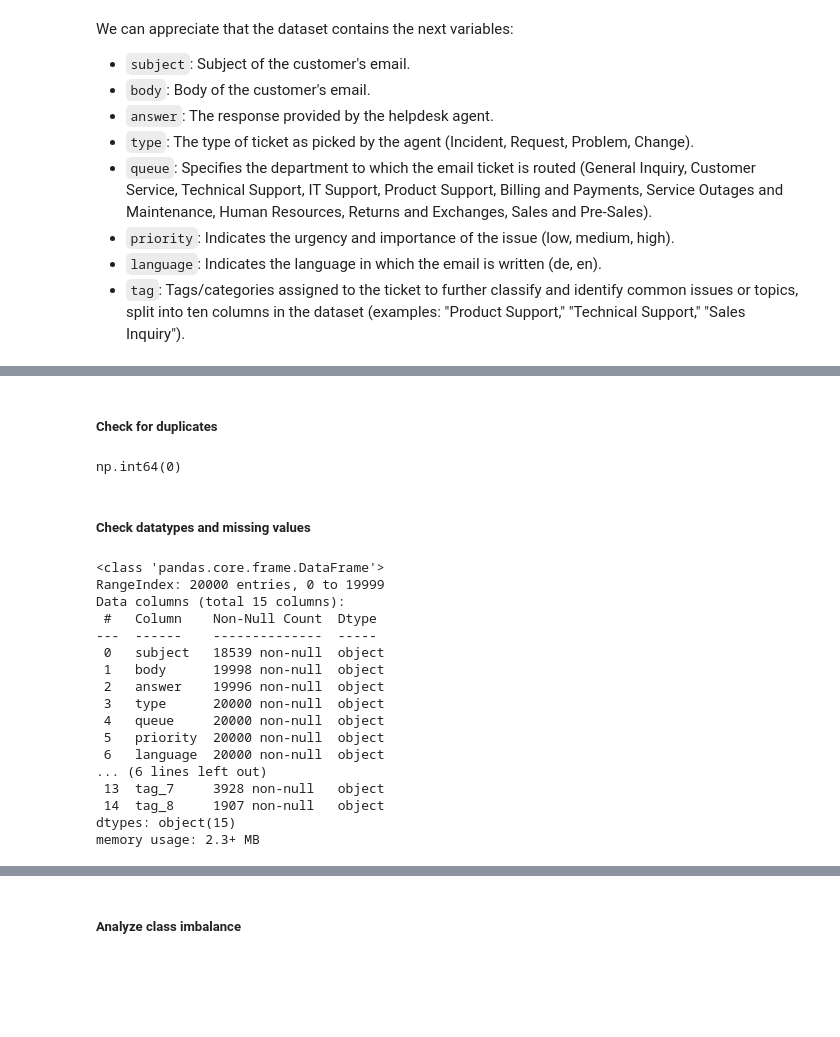
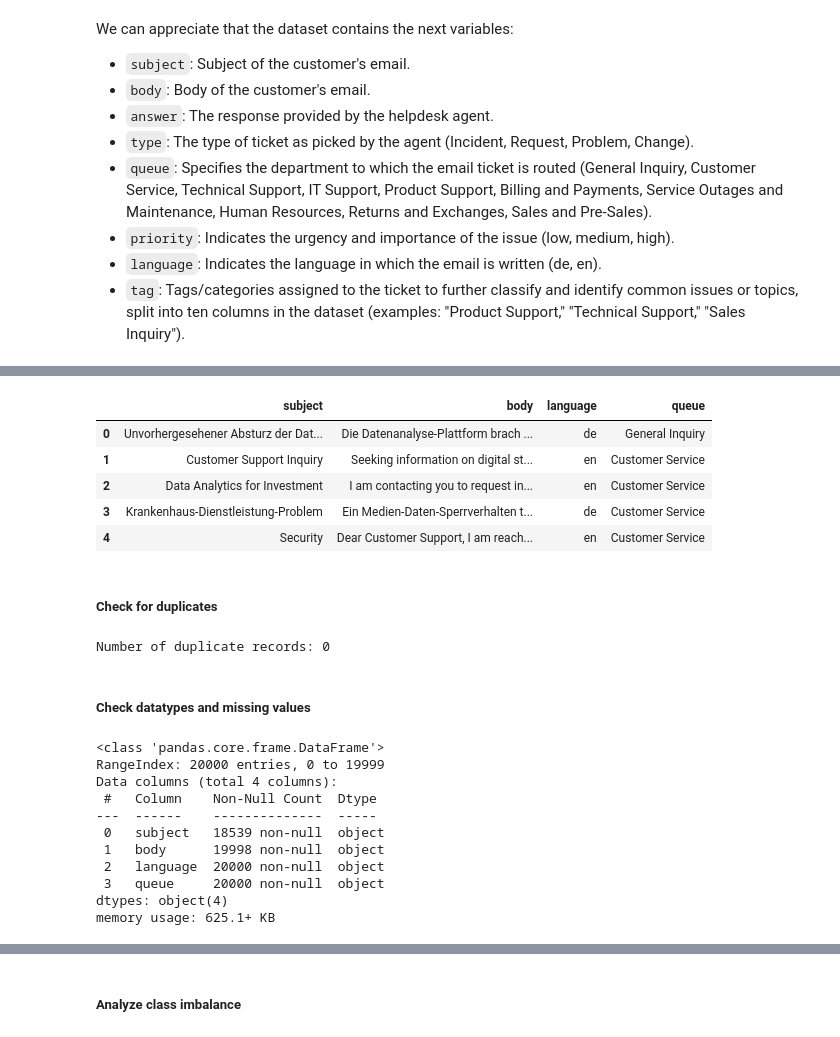
Before and after one commit to margavera/Customer-IT-Support-Text-Classification, a Jupyter notebook: notebooks/EDA.ipynb, the cells around one changed output, grey strips where cells are left out. Cells and saved outputs as stored; diff of their text form; code cells hidden in the pictures; blank space fills up the shorter version.

```diff
--- a/notebooks/EDA.ipynb
+++ b/notebooks/EDA.ipynb
@@ -41,30 +59,33 @@ We can appreciate that the dataset contains the next variables:
+# %%
+df_tickets_filtered = df_tickets_initial[['subject', 'body', 'language', 'queue']].copy()
+df_tickets_filtered.head()
+# %% [output]
+|  | subject | body | language | queue |
+| 0 | Unvorhergesehener Absturz der Dat... | Die Datenanalyse-Plattform brach ... | de | General Inquiry |
+| 1 | Customer Support Inquiry | Seeking information on digital st... | en | Customer Service |
+| 2 | Data Analytics for Investment | I am contacting you to request in... | en | Customer Service |
+| 3 | Krankenhaus-Dienstleistung-Problem | Ein Medien-Daten-Sperrverhalten t... | de | Customer Service |
+| 4 | Security | Dear Customer Support, I am reach... | en | Customer Service |
 # %% [markdown]
 ##### Check for duplicates
-# %%
-# checking for duplicates
-tickets_df.duplicated().sum()
-# there are no duplicates
-# %% [output]
-np.int64(0)
+# %%
+duplicate_count = df_tickets_filtered.duplicated().sum()
+print(f"Number of duplicate records: {duplicate_count}")
+# %% [output]
+Number of duplicate records: 0
 # %% [markdown]
 ##### Check datatypes and missing values
 # %%
-tickets_df.info()
+df_tickets_filtered.info()
 # %% [output]
 <class 'pandas.core.frame.DataFrame'>
 RangeIndex: 20000 entries, 0 to 19999
-Data columns (total 15 columns):
+Data columns (total 4 columns):
  #   Column    Non-Null Count  Dtype
 ---  ------    --------------  -----
  0   subject   18539 non-null  object
  1   body      19998 non-null  object
- 2   answer    19996 non-null  object
- 3   type      20000 non-null  object
- 4   queue     20000 non-null  object
- 5   priority  20000 non-null  object
- 6   language  20000 non-null  object
-... (6 lines left out)
- 13  tag_7     3928 non-null   object
- 14  tag_8     1907 non-null   object
-dtypes: object(15)
-memory usage: 2.3+ MB
+ 2   language  20000 non-null  object
+ 3   queue     20000 non-null  object
+dtypes: object(4)
+memory usage: 625.1+ KB
```
Also changed, not shown: parts of 17 cells of this notebook, 1 other file.
